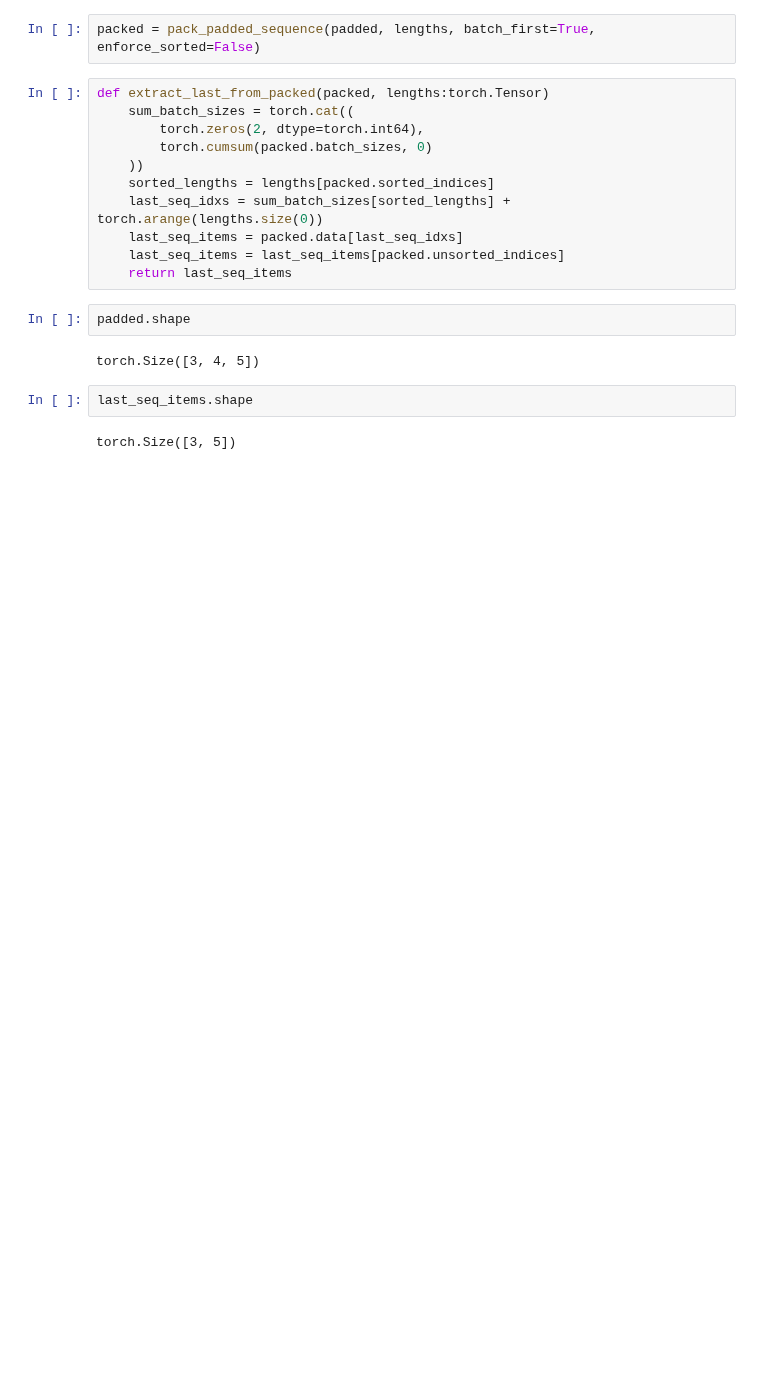
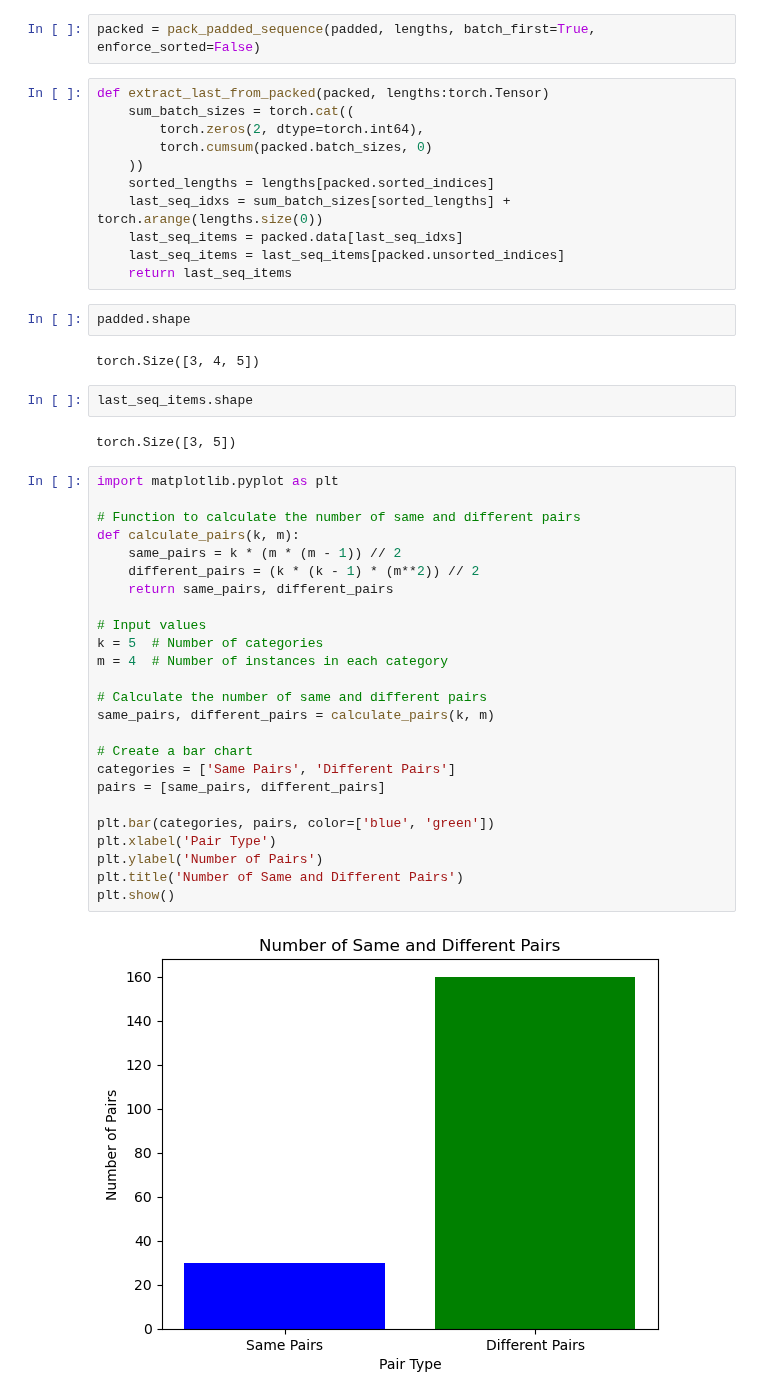
Before and after one commit to Frankalexej/lffl, a Jupyter notebook: trial.ipynb, the cells around one changed output. Drawn from its saved outputs; the diff is of its cells as text; blank space fills up the shorter version.

```diff
--- a/trial.ipynb
+++ b/trial.ipynb
@@ -234,3 +234,30 @@ torch.Size([3, 4, 5])
 last_seq_items.shape
 # %% [output]
 torch.Size([3, 5])
+# %%
+import matplotlib.pyplot as plt
+
+# Function to calculate the number of same and different pairs
+def calculate_pairs(k, m):
+    same_pairs = k * (m * (m - 1)) // 2
+    different_pairs = (k * (k - 1) * (m**2)) // 2
+    return same_pairs, different_pairs
+
+# Input values
+k = 5  # Number of categories
+m = 4  # Number of instances in each category
+
+# Calculate the number of same and different pairs
+same_pairs, different_pairs = calculate_pairs(k, m)
+
+# Create a bar chart
+categories = ['Same Pairs', 'Different Pairs']
+pairs = [same_pairs, different_pairs]
+
+plt.bar(categories, pairs, color=['blue', 'green'])
+plt.xlabel('Pair Type')
+plt.ylabel('Number of Pairs')
+plt.title('Number of Same and Different Pairs')
+plt.show()
+# %% [output]
+[figure, added]
```
Also changed, not shown: parts of 2 cells of this notebook, 7 other files.
